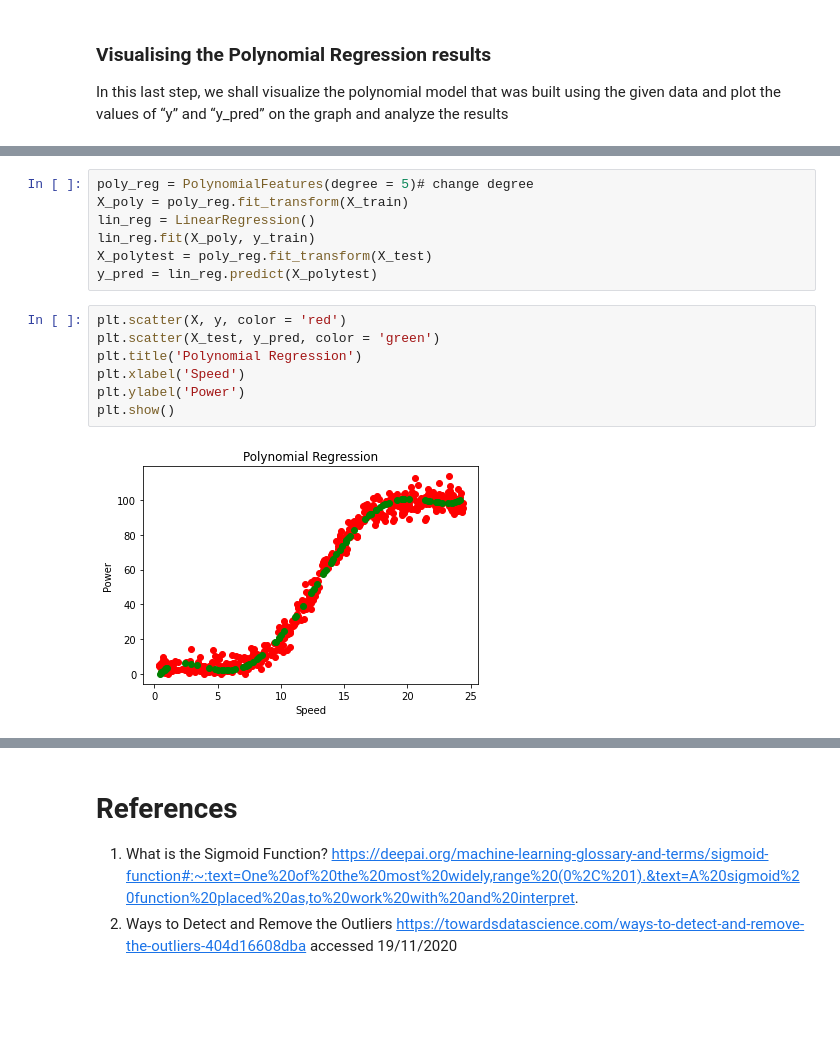
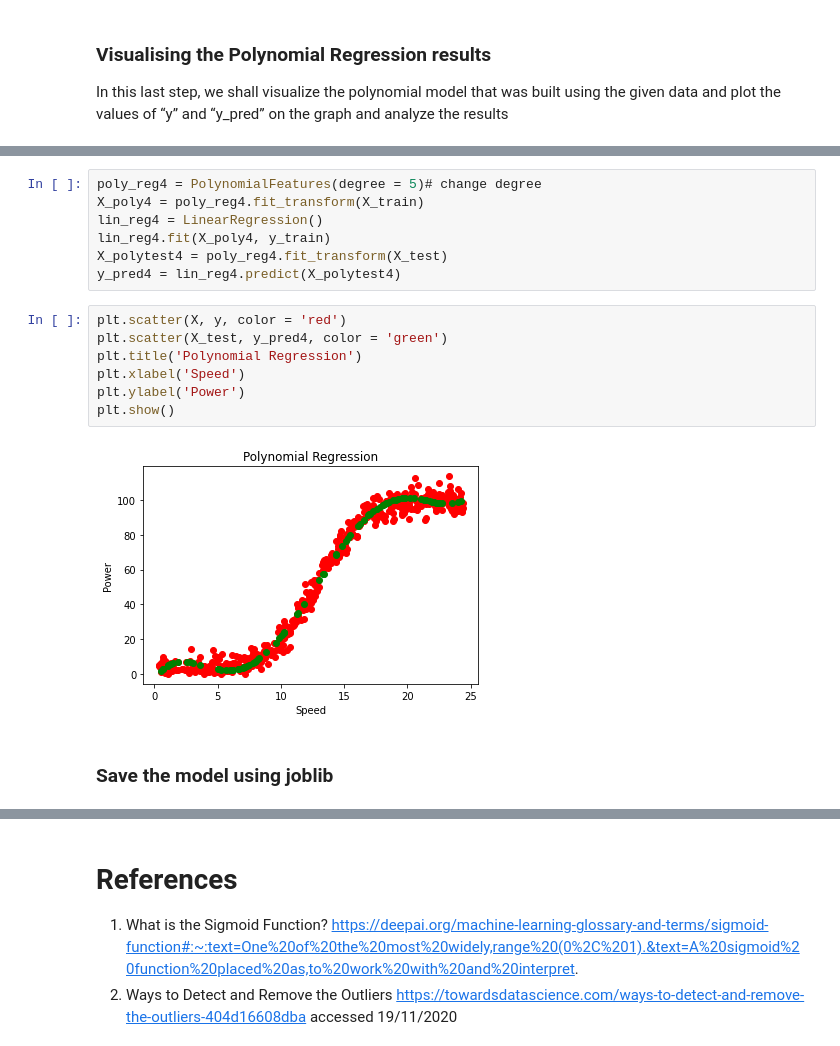
Before and after one commit to Freeha-S/Machine-Learning-Project2020, a Jupyter notebook: Project2020.ipynb, the cells around one changed output, grey strips where cells are left out. Cells and saved outputs as stored; diff of their text form; blank space fills up the shorter version.

```diff
--- a/Project2020.ipynb
+++ b/Project2020.ipynb
@@ -249,16 +308,18 @@ plt.show()
 # %%
-poly_reg = PolynomialFeatures(degree = 5)# change degree
-X_poly = poly_reg.fit_transform(X_train)
-lin_reg = LinearRegression()
-lin_reg.fit(X_poly, y_train)
-X_polytest = poly_reg.fit_transform(X_test)
-y_pred = lin_reg.predict(X_polytest)
+poly_reg4 = PolynomialFeatures(degree = 5)# change degree
+X_poly4 = poly_reg4.fit_transform(X_train)
+lin_reg4 = LinearRegression()
+lin_reg4.fit(X_poly4, y_train)
+X_polytest4 = poly_reg4.fit_transform(X_test)
+y_pred4 = lin_reg4.predict(X_polytest4)
 # %%
 plt.scatter(X, y, color = 'red')
-plt.scatter(X_test, y_pred, color = 'green')
+plt.scatter(X_test, y_pred4, color = 'green')
 plt.title('Polynomial Regression')
 plt.xlabel('Speed')
 plt.ylabel('Power')
 plt.show()
 # %% [output]
-[figure, old version]
+[figure, new version]
+# %% [markdown]
+### Save the model using joblib
```
Also changed, not shown: parts of 30 cells of this notebook, 8 other files.
